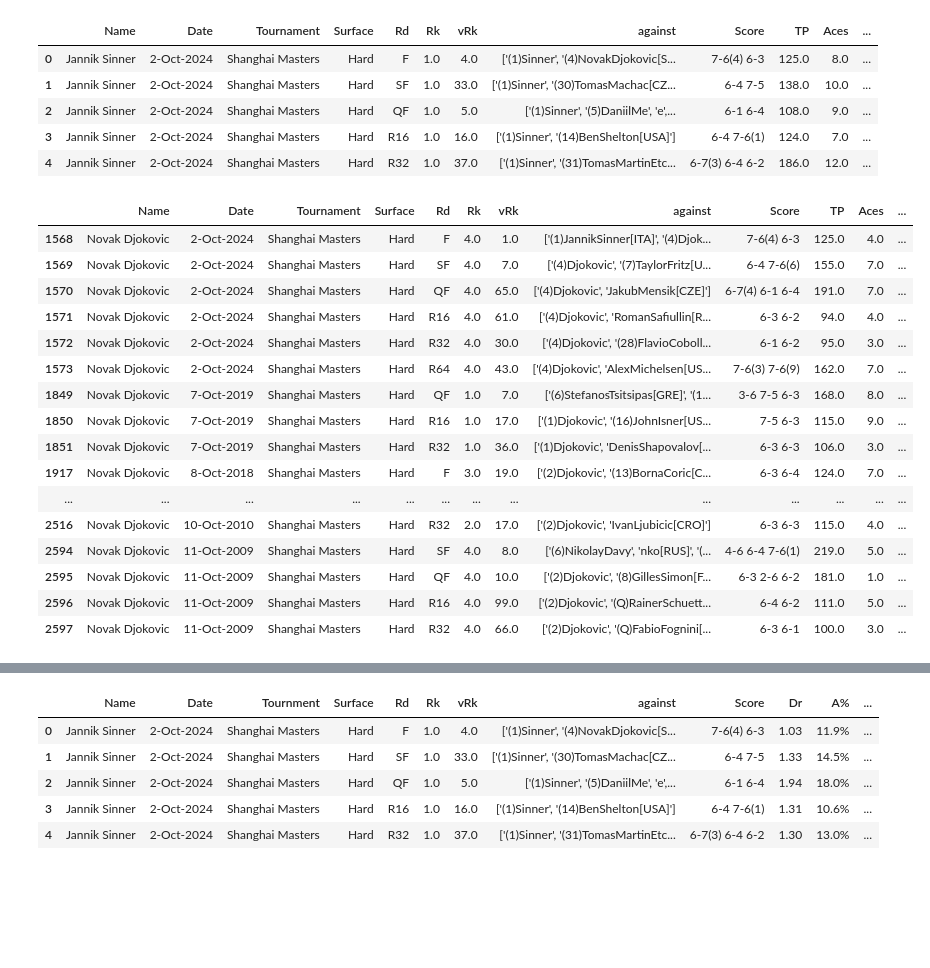
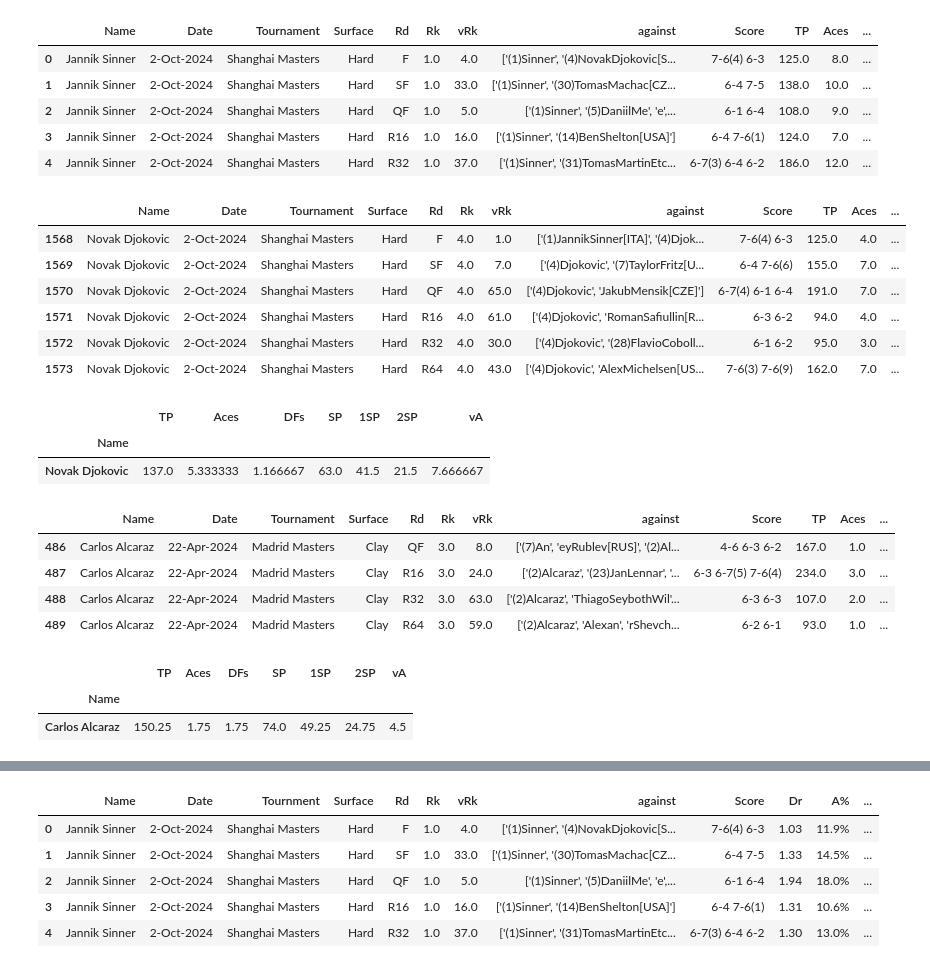
Before and after one commit to Mike812/kaggle, a Jupyter notebook: tennis_stats/TennisStats.ipynb, the cells around one changed output, grey strips where cells are left out. Cells and saved outputs as stored; diff of their text form; code cells hidden in the pictures; blank space fills up the shorter version.

```diff
--- a/tennis_stats/TennisStats.ipynb
+++ b/tennis_stats/TennisStats.ipynb
@@ -120,26 +120,41 @@ players_tournament_detailed.head()
 | 3 | Jannik Sinner | 2-Oct-2024 | Shanghai Masters | Hard | R16 | 1.0 | 16.0 | ['(1)Sinner', '(14)BenShelton[USA]'] | 6-4 7-6(1) | 124.0 | 7.0 | ... |
 | 4 | Jannik Sinner | 2-Oct-2024 | Shanghai Masters | Hard | R32 | 1.0 | 37.0 | ['(1)Sinner', '(31)TomasMartinEtc... | 6-7(3) 6-4 6-2 | 186.0 | 12.0 | ... |
 # %%
-players_tournament_detailed[players_tournament_detailed.Name.str.contains("Djokovic")
-& players_tournament_detailed.Tournament.str.contains("Shanghai")]
+djokovic_sh_24 = players_tournament_detailed[players_tournament_detailed.Name.str.contains("Djokovic")
+& players_tournament_detailed.Tournament.str.contains("Shanghai")
+& players_tournament_detailed.Date.str.contains("2024")]
+djokovic_sh_24
 # %% [output]
 |  | Name | Date | Tournament | Surface | Rd | Rk | vRk | against | Score | TP | Aces | ... |
 | 1568 | Novak Djokovic | 2-Oct-2024 | Shanghai Masters | Hard | F | 4.0 | 1.0 | ['(1)JannikSinner[ITA]', '(4)Djok... | 7-6(4) 6-3 | 125.0 | 4.0 | ... |
 | 1569 | Novak Djokovic | 2-Oct-2024 | Shanghai Masters | Hard | SF | 4.0 | 7.0 | ['(4)Djokovic', '(7)TaylorFritz[U... | 6-4 7-6(6) | 155.0 | 7.0 | ... |
 | 1570 | Novak Djokovic | 2-Oct-2024 | Shanghai Masters | Hard | QF | 4.0 | 65.0 | ['(4)Djokovic', 'JakubMensik[CZE]'] | 6-7(4) 6-1 6-4 | 191.0 | 7.0 | ... |
 | 1571 | Novak Djokovic | 2-Oct-2024 | Shanghai Masters | Hard | R16 | 4.0 | 61.0 | ['(4)Djokovic', 'RomanSafiullin[R... | 6-3 6-2 | 94.0 | 4.0 | ... |
 | 1572 | Novak Djokovic | 2-Oct-2024 | Shanghai Masters | Hard | R32 | 4.0 | 30.0 | ['(4)Djokovic', '(28)FlavioCoboll... | 6-1 6-2 | 95.0 | 3.0 | ... |
 | 1573 | Novak Djokovic | 2-Oct-2024 | Shanghai Masters | Hard | R64 | 4.0 | 43.0 | ['(4)Djokovic', 'AlexMichelsen[US... | 7-6(3) 7-6(9) | 162.0 | 7.0 | ... |
-| 1849 | Novak Djokovic | 7-Oct-2019 | Shanghai Masters | Hard | QF | 1.0 | 7.0 | ['(6)StefanosTsitsipas[GRE]', '(1... | 3-6 7-5 6-3 | 168.0 | 8.0 | ... |
-| 1850 | Novak Djokovic | 7-Oct-2019 | Shanghai Masters | Hard | R16 | 1.0 | 17.0 | ['(1)Djokovic', '(16)JohnIsner[US... | 7-5 6-3 | 115.0 | 9.0 | ... |
-| 1851 | Novak Djokovic | 7-Oct-2019 | Shanghai Masters | Hard | R32 | 1.0 | 36.0 | ['(1)Djokovic', 'DenisShapovalov[... | 6-3 6-3 | 106.0 | 3.0 | ... |
-| 1917 | Novak Djokovic | 8-Oct-2018 | Shanghai Masters | Hard | F | 3.0 | 19.0 | ['(2)Djokovic', '(13)BornaCoric[C... | 6-3 6-4 | 124.0 | 7.0 | ... |
-| ... | ... | ... | ... | ... | ... | ... | ... | ... | ... | ... | ... | ... |
-| 2516 | Novak Djokovic | 10-Oct-2010 | Shanghai Masters | Hard | R32 | 2.0 | 17.0 | ['(2)Djokovic', 'IvanLjubicic[CRO]'] | 6-3 6-3 | 115.0 | 4.0 | ... |
-| 2594 | Novak Djokovic | 11-Oct-2009 | Shanghai Masters | Hard | SF | 4.0 | 8.0 | ['(6)NikolayDavy', 'nko[RUS]', '(... | 4-6 6-4 7-6(1) | 219.0 | 5.0 | ... |
-| 2595 | Novak Djokovic | 11-Oct-2009 | Shanghai Masters | Hard | QF | 4.0 | 10.0 | ['(2)Djokovic', '(8)GillesSimon[F... | 6-3 2-6 6-2 | 181.0 | 1.0 | ... |
-| 2596 | Novak Djokovic | 11-Oct-2009 | Shanghai Masters | Hard | R16 | 4.0 | 99.0 | ['(2)Djokovic', '(Q)RainerSchuett... | 6-4 6-2 | 111.0 | 5.0 | ... |
-| 2597 | Novak Djokovic | 11-Oct-2009 | Shanghai Masters | Hard | R32 | 4.0 | 66.0 | ['(2)Djokovic', '(Q)FabioFognini[... | 6-3 6-1 | 100.0 | 3.0 | ... |
+# %%
+djokovic_sh_24[["Name", "TP", "Aces", "DFs", "SP", "1SP", "2SP", "vA"]].groupby("Name").mean()
+# %% [output]
+|  | TP | Aces | DFs | SP | 1SP | 2SP | vA |
+| Name |  |  |  |  |  |  |  |
+| Novak Djokovic | 137.0 | 5.333333 | 1.166667 | 63.0 | 41.5 | 21.5 | 7.666667 |
+# %%
+alcaraz_ma_24 = players_tournament_detailed[players_tournament_detailed.Name.str.contains("Alcaraz")
+& players_tournament_detailed.Tournament.str.contains("Madrid")
+& players_tournament_detailed.Date.str.contains("2024")]
+alcaraz_ma_24
+# %% [output]
+|  | Name | Date | Tournament | Surface | Rd | Rk | vRk | against | Score | TP | Aces | ... |
+| 486 | Carlos Alcaraz | 22-Apr-2024 | Madrid Masters | Clay | QF | 3.0 | 8.0 | ['(7)An', 'eyRublev[RUS]', '(2)Al... | 4-6 6-3 6-2 | 167.0 | 1.0 | ... |
+| 487 | Carlos Alcaraz | 22-Apr-2024 | Madrid Masters | Clay | R16 | 3.0 | 24.0 | ['(2)Alcaraz', '(23)JanLennar', '... | 6-3 6-7(5) 7-6(4) | 234.0 | 3.0 | ... |
+| 488 | Carlos Alcaraz | 22-Apr-2024 | Madrid Masters | Clay | R32 | 3.0 | 63.0 | ['(2)Alcaraz', 'ThiagoSeybothWil'... | 6-3 6-3 | 107.0 | 2.0 | ... |
+| 489 | Carlos Alcaraz | 22-Apr-2024 | Madrid Masters | Clay | R64 | 3.0 | 59.0 | ['(2)Alcaraz', 'Alexan', 'rShevch... | 6-2 6-1 | 93.0 | 1.0 | ... |
+# %%
+alcaraz_ma_24[["Name", "TP", "Aces", "DFs", "SP", "1SP", "2SP", "vA"]].groupby("Name").mean()
+# %% [output]
+|  | TP | Aces | DFs | SP | 1SP | 2SP | vA |
+| Name |  |  |  |  |  |  |  |
+| Carlos Alcaraz | 150.25 | 1.75 | 1.75 | 74.0 | 49.25 | 24.75 | 4.5 |
 # %%
 players_tournament_serve_data.info()
 # %% [output]
```
Also changed, not shown: parts of 2 cells of this notebook, 2 other files.
